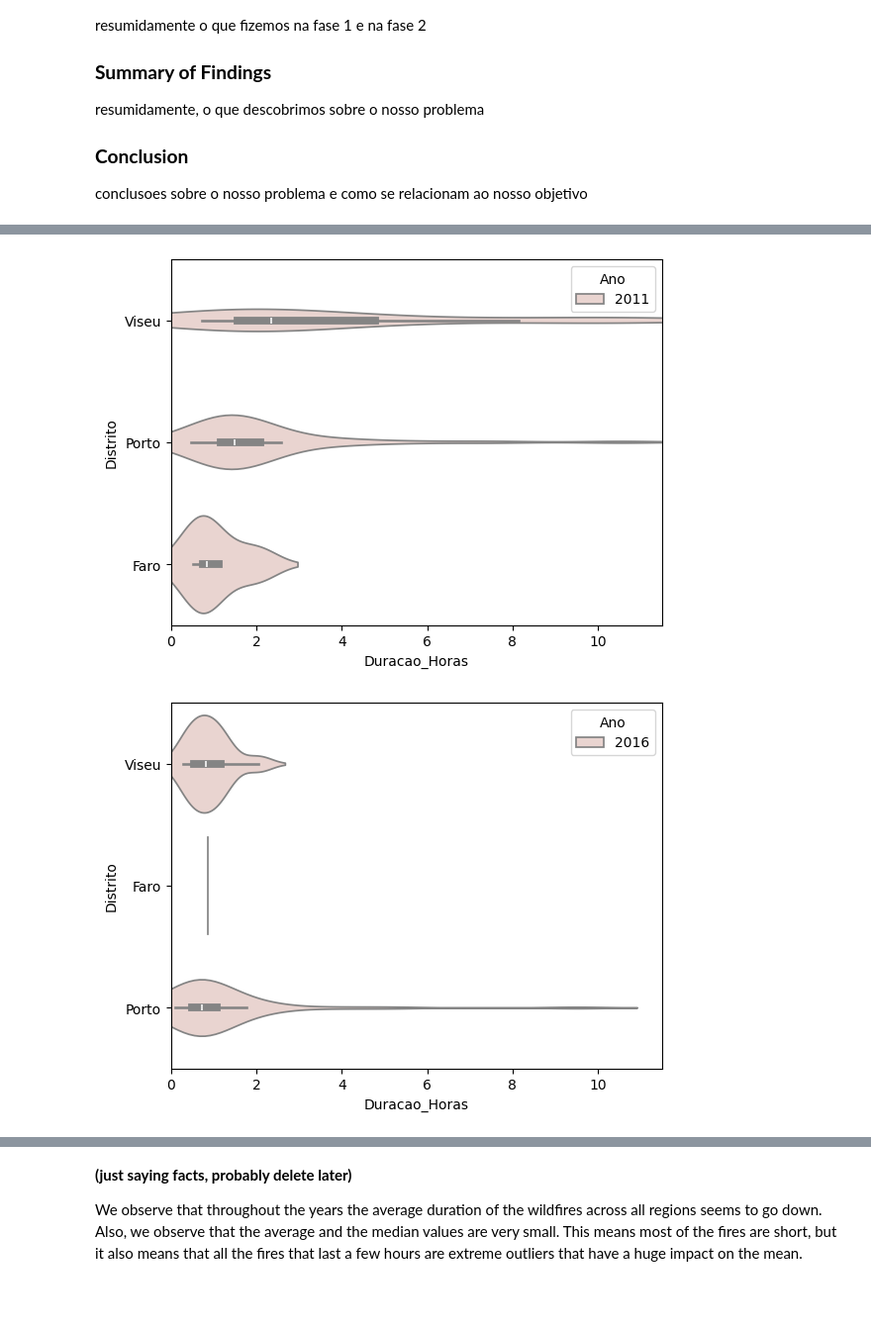
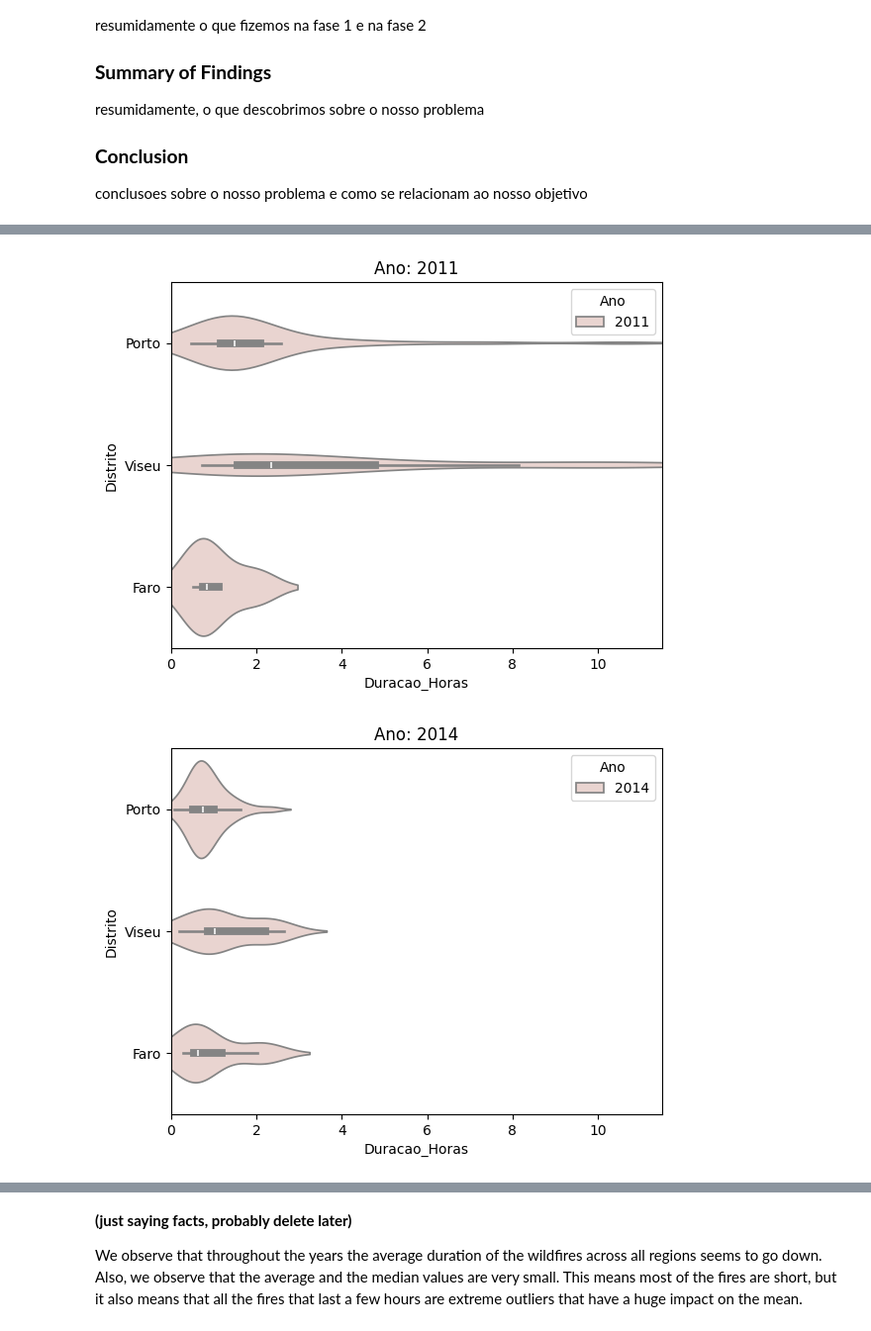
Before and after one commit to brunomfernandes45/fced_stats_project, a Jupyter notebook: phase3_inference.ipynb, the cells around one changed output, grey strips where cells are left out. Shown at 99% size. Drawn from its saved outputs; the diff is of its cells as text; code cells hidden in the pictures; blank space fills up the shorter version.

```diff
--- a/phase3_inference.ipynb
+++ b/phase3_inference.ipynb
@@ -68,4 +67,0 @@ dataset
-# %%
-# remove columns Codigo_SGIF, AreaPov_ha, AreaAgric_ha, ClasseArea, IncSup24horas, FonteAlerta
-dataset = dataset.drop(columns=['Codigo_SGIF', 'AreaMato_ha', 'AreaPov_ha', 'AreaAgric_ha', 'ClasseArea', 'IncSup24horas', 'FonteAlerta'])
-dataset.columns
@@ -139,0 +102,19 @@ plt.show()
+# %%
+# make horizontal boxplots of the 'Duracao_Horas' column for each year
+sample_size = 60
+
+x_limit = dataset['Duracao_Horas'].max()
+coefficient = 1.05
+
+datasets_ano = []
+x_limit = 0
+
+for ano in dataset['Ano'].unique():
+    datasets_ano.append(dataset[dataset['Ano'] == ano].sample(sample_size, random_state=999))
+    x_limit = max(x_limit, datasets_ano[-1]['Duracao_Horas'].max())
+
+for data in datasets_ano:
+    sns.boxplot(y='Distrito', x='Duracao_Horas', data=data, order=['Porto', 'Viseu', 'Faro'])
+    plt.xlim(0, x_limit * coefficient)
+    plt.title(f'Ano: {data["Ano"].iloc[0]}')
+    plt.show()
@@ -140,16 +127,10 @@ plt.show()
 # %%
 # make violin plots
-sns.violinplot(y='Distrito', x='Duracao_Horas', data=dataset_2011, hue='Ano')
-plt.xlim(0, x_limit * coefficient)
-plt.show()
-
-sns.violinplot(y='Distrito', x='Duracao_Horas', data=dataset_2016, hue='Ano')
-plt.xlim(0, x_limit * coefficient)
-plt.show()
-
-sns.violinplot(y='Distrito', x='Duracao_Horas', data=dataset_2020, hue='Ano')
-plt.xlim(0, x_limit * coefficient)
-plt.show()
+for data in datasets_ano:
+    sns.violinplot(y='Distrito', x='Duracao_Horas', data=data, hue='Ano', order=['Porto', 'Viseu', 'Faro'])
+    plt.xlim(0, x_limit * coefficient)
+    plt.title(f'Ano: {data["Ano"].iloc[0]}')
+    plt.show()
 # %% [output]
-[figure, old version]
+[figure, new version]
-[figure, old version]
+[figure, new version]
```
Also changed, not shown: parts of 16 cells of this notebook, 2 other files.
